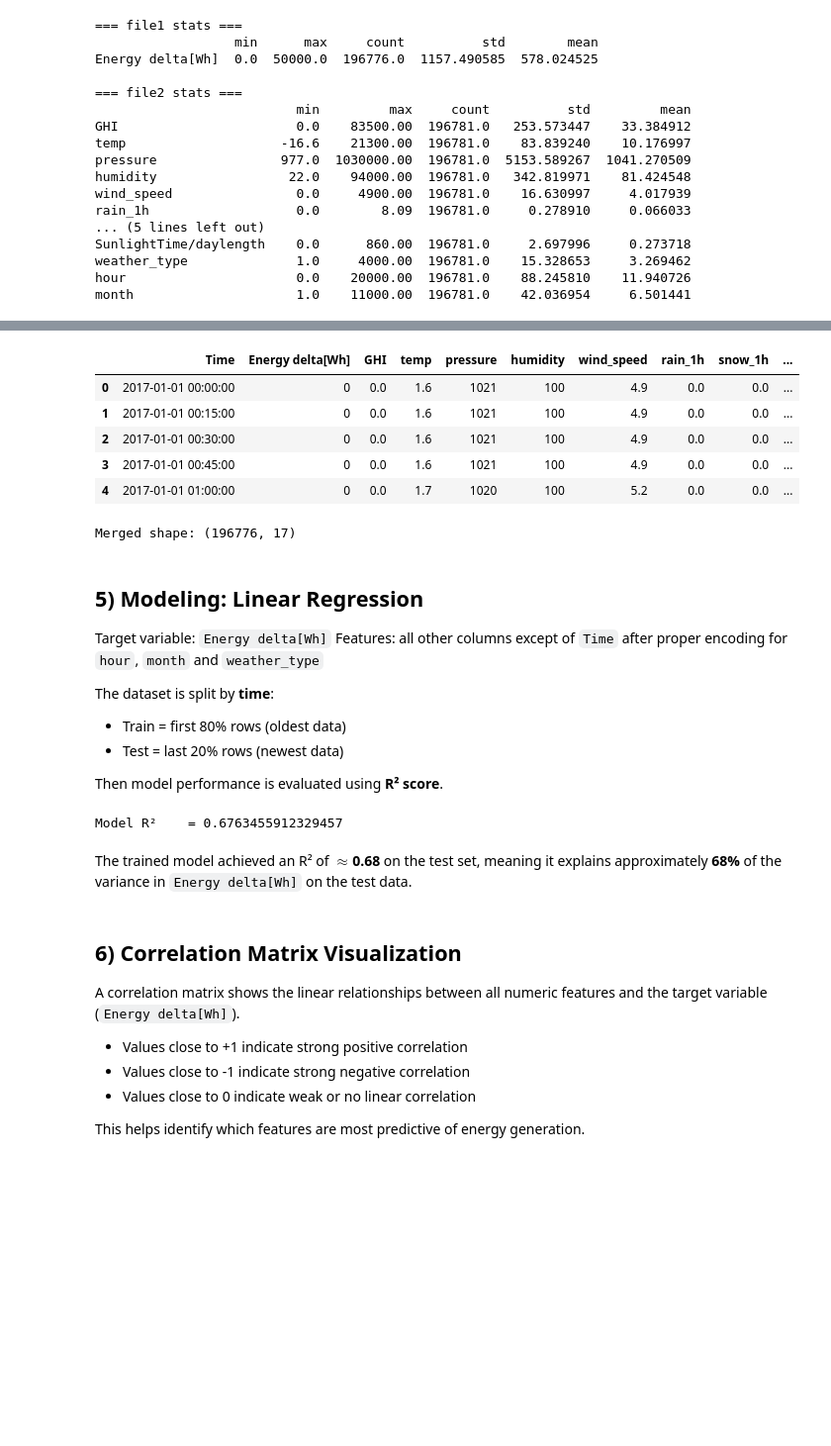
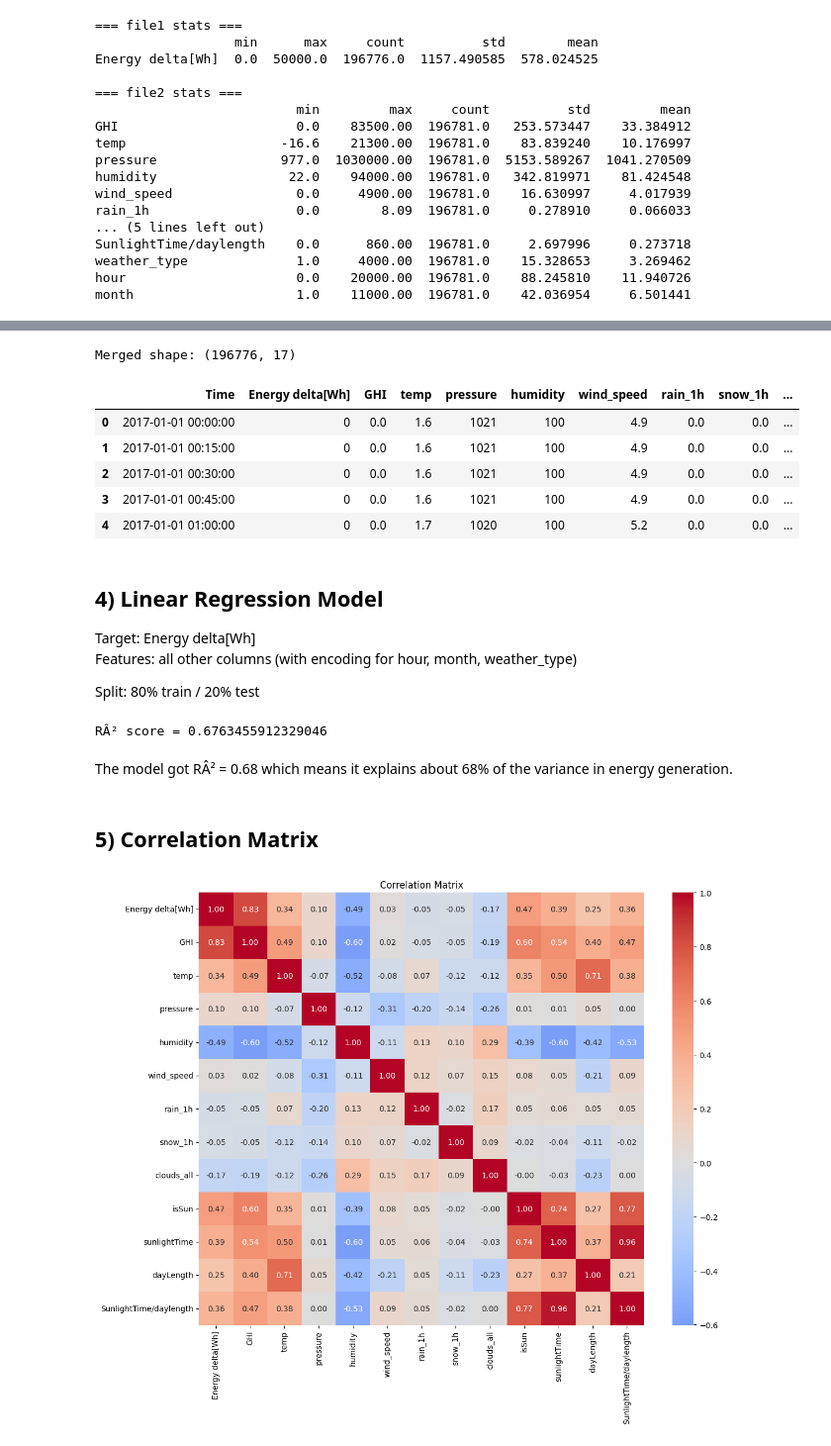
Before and after one commit to El-Oualid/test, a Jupyter notebook: bonus_exercise.ipynb, the cells around one changed output, grey strips where cells are left out. Shown: that part at 99% size. Saved outputs shown, nothing was run; the diff lists cells and outputs as text; code cells hidden in the pictures; blank space fills up the shorter version.

Commit message:
last changes

```diff
--- a/bonus_exercise.ipynb
+++ b/bonus_exercise.ipynb
@@ -143,99 +87,75 @@ month                     1.0    11000.00  196781.0    42.036954     6.501441
 # %%
-# --- time conversion to datetime
-df1["Time"] = pd.to_datetime(df1["Time"], errors="coerce")
-df2["Time"] = pd.to_datetime(df2["Time"], errors="coerce")
-# --- drop rows where the datetime conversion failed (if ever there are any)
-df1 = df1.dropna(subset=["Time"])
-df2 = df2.dropna(subset=["Time"])
-# --- merge using inner join
+# convert to datetime
+df1["Time"] = pd.to_datetime(df1["Time"])
+df2["Time"] = pd.to_datetime(df2["Time"])
+
+# merge
 merged_df = pd.merge(df1, df2, on="Time", how="inner").sort_values("Time")
-display(merged_df.head())
 print("Merged shape:", merged_df.shape)
-#  --- save as a csv file
-merged_df.to_csv(OUT_DIR / "merged_df.csv", index=False)
+merged_df.head()
 # %% [output]
+Merged shape: (196776, 17)
 |  | Time | Energy delta[Wh] | GHI | temp | pressure | humidity | wind_speed | rain_1h | snow_1h | ... |
 | 0 | 2017-01-01 00:00:00 | 0 | 0.0 | 1.6 | 1021 | 100 | 4.9 | 0.0 | 0.0 | ... |
 | 1 | 2017-01-01 00:15:00 | 0 | 0.0 | 1.6 | 1021 | 100 | 4.9 | 0.0 | 0.0 | ... |
 | 2 | 2017-01-01 00:30:00 | 0 | 0.0 | 1.6 | 1021 | 100 | 4.9 | 0.0 | 0.0 | ... |
 | 3 | 2017-01-01 00:45:00 | 0 | 0.0 | 1.6 | 1021 | 100 | 4.9 | 0.0 | 0.0 | ... |
 | 4 | 2017-01-01 01:00:00 | 0 | 0.0 | 1.7 | 1020 | 100 | 5.2 | 0.0 | 0.0 | ... |
-Merged shape: (196776, 17)
 # %% [markdown]
-## 5) Modeling: Linear Regression
-Target variable: `Energy delta[Wh]`
-Features: all other columns except of `Time` after proper encoding for `hour`, `month` and `weather_type`
+## 4) Linear Regression Model
+Target: Energy delta[Wh]
+Features: all other columns (with encoding for hour, month, weather_type)
 
-The dataset is split by **time**:
-- Train = first 80% rows (oldest data)
-- Test  = last 20% rows (newest data)
-
-Then model performance is evaluated using **R² score**.
+Split: 80% train / 20% test
 # %%
-# --- features and target
 y = merged_df["Energy delta[Wh]"]
 X = merged_df.drop(columns=["Energy delta[Wh]", "Time"]).copy()
 
-# --- cyclical encoding for column "hour" and column "month"
-#cyclical encoding used so that the model can understand that "month" and "hour" repeat in a cycle (e.g., hour 23 is close to hour 0, and December(12) is close to January(1)).
-X["hour_sin"] = np.sin(2 * np.pi * X["hour"] / 24) # 0..23
+# cyclical encoding for hour and month
+X["hour_sin"] = np.sin(2 * np.pi * X["hour"] / 24)
 X["hour_cos"] = np.cos(2 * np.pi * X["hour"] / 24)
-m = X["month"] - 1  # 0..11
+m = X["month"] - 1
 X["month_sin"] = np.sin(2*np.pi*m/12)
 X["month_cos"] = np.cos(2*np.pi*m/12)
-#original "hour" and "month" are dropped because they are replaced with the cyclical versions
 X = X.drop(columns=["hour", "month"])
 
-# --- one-hot encode "weather_type" (because "weather_type" is a category)
+# one-hot encode weather_type
 X = pd.get_dummies(X, columns=["weather_type"], drop_first=True)
 
-# --- time split: first 80% train, last 20% test
+# split data
 split = int(len(X) * 0.8)
 X_train, X_test = X.iloc[:split], X.iloc[split:]
 y_train, y_test = y.iloc[:split], y.iloc[split:]
 
-# --- train linear regression + R²
+# train model
 model = LinearRegression()
 model.fit(X_train, y_train)
 
 y_pred = model.predict(X_test)
 model_r2 = r2_score(y_test, y_pred)
-print("Model R²    =", model_r2)
+print("RÂ² score =", model_r2)
 # %% [output]
-Model R²    = 0.6763455912329457
+RÂ² score = 0.6763455912329046
 # %% [markdown]
-The trained model achieved an R² of  **$\approx$0.68** on the test set, meaning it explains approximately **68%** of the variance in `Energy delta[Wh]` on the test data.
+The model got RÂ² = 0.68 which means it explains about 68% of the variance in energy generation.
 # %% [markdown]
-## 6) Correlation Matrix Visualization
-A correlation matrix shows the linear relationships between all numeric features and the target variable (`Energy delta[Wh]`).
-- Values close to +1 indicate strong positive correlation
-- Values close to -1 indicate strong negative correlation
-- Values close to 0 indicate weak or no linear correlation
-
-This helps identify which features are most predictive of energy generation.
+## 5) Correlation Matrix
 # %%
 import matplotlib.pyplot as plt
 import seaborn as sns
 
-# --- select relevant columns for correlation analysis
-# include target + key features (before encoding)
 corr_cols = ["Energy delta[Wh]", "GHI", "temp", "pressure", "humidity",
              "wind_speed", "rain_1h", "snow_1h", "clouds_all", "isSun",
              "sunlightTime", "dayLength", "SunlightTime/daylength"]
 
-# --- compute correlation matrix
 corr_matrix = merged_df[corr_cols].corr()
 
-# --- plot correlation heatmap
 plt.figure(figsize=(12, 10))
-sns.heatmap(corr_matrix, annot=True, fmt=".2f", cmap="coolwarm",
-            center=0, square=True, linewidths=1, cbar_kws={"shrink": 0.8})
-plt.title("Correlation Matrix: Target (Energy delta[Wh]) + Features", fontsize=14, fontweight='bold')
+sns.heatmap(corr_matrix, annot=True, fmt=".2f", cmap="coolwarm", center=0)
+plt.title("Correlation Matrix")
 plt.tight_layout()
-plt.savefig(OUT_DIR / "correlation_matrix.png", dpi=300, bbox_inches='tight')
+plt.savefig(OUT_DIR / "correlation_matrix.png", dpi=300)
 plt.show()
-
-print("\n=== Top 5 Features Correlated with Energy delta[Wh] ===")
-target_corr = corr_matrix["Energy delta[Wh]"].drop("Energy delta[Wh]").abs().sort_values(ascending=False)
-print(target_corr.head())
+# %% [output]
+[figure, added]
 # %% [markdown]
```
Also changed, not shown: parts of 14 cells of this notebook, 2 other files.
